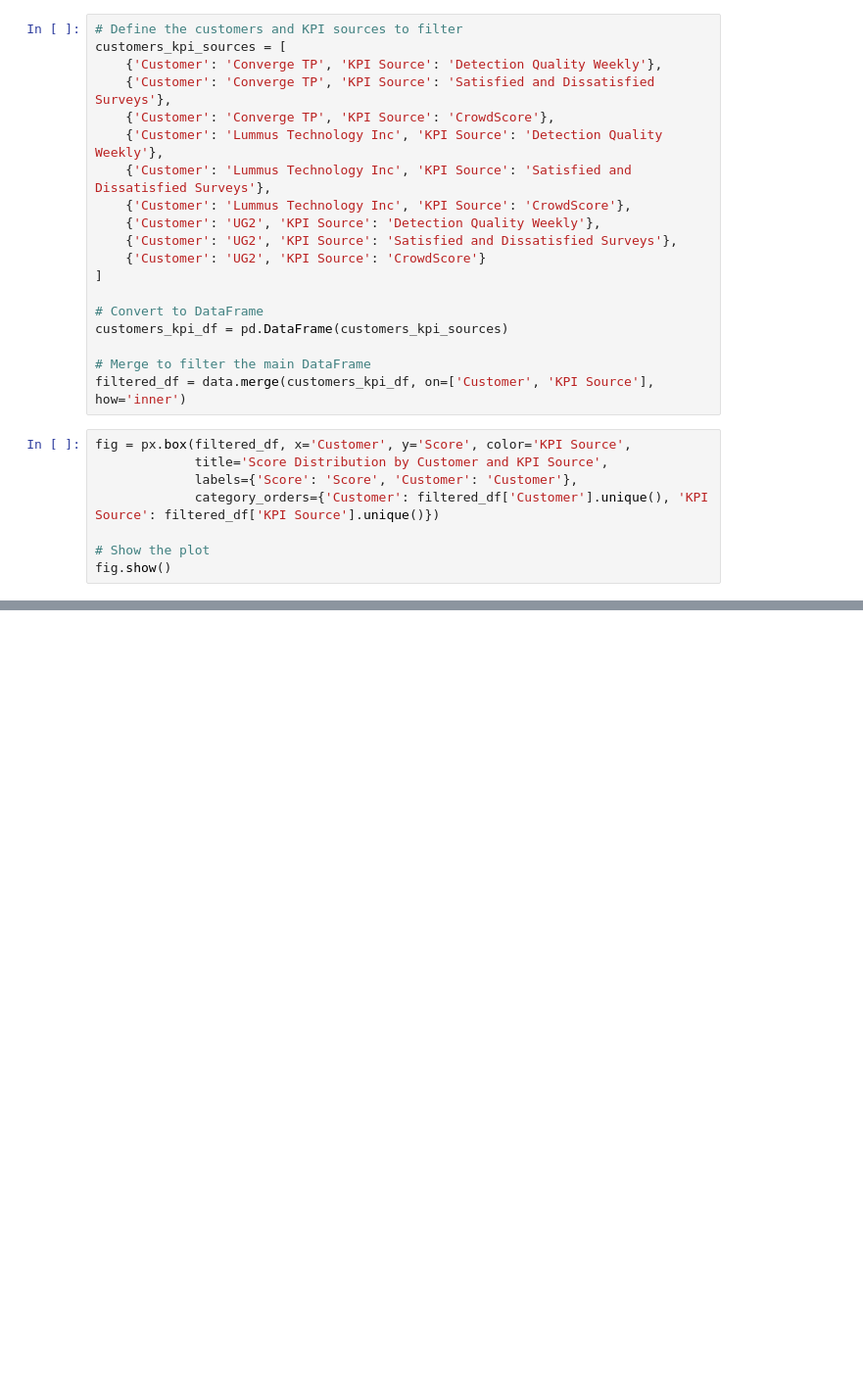
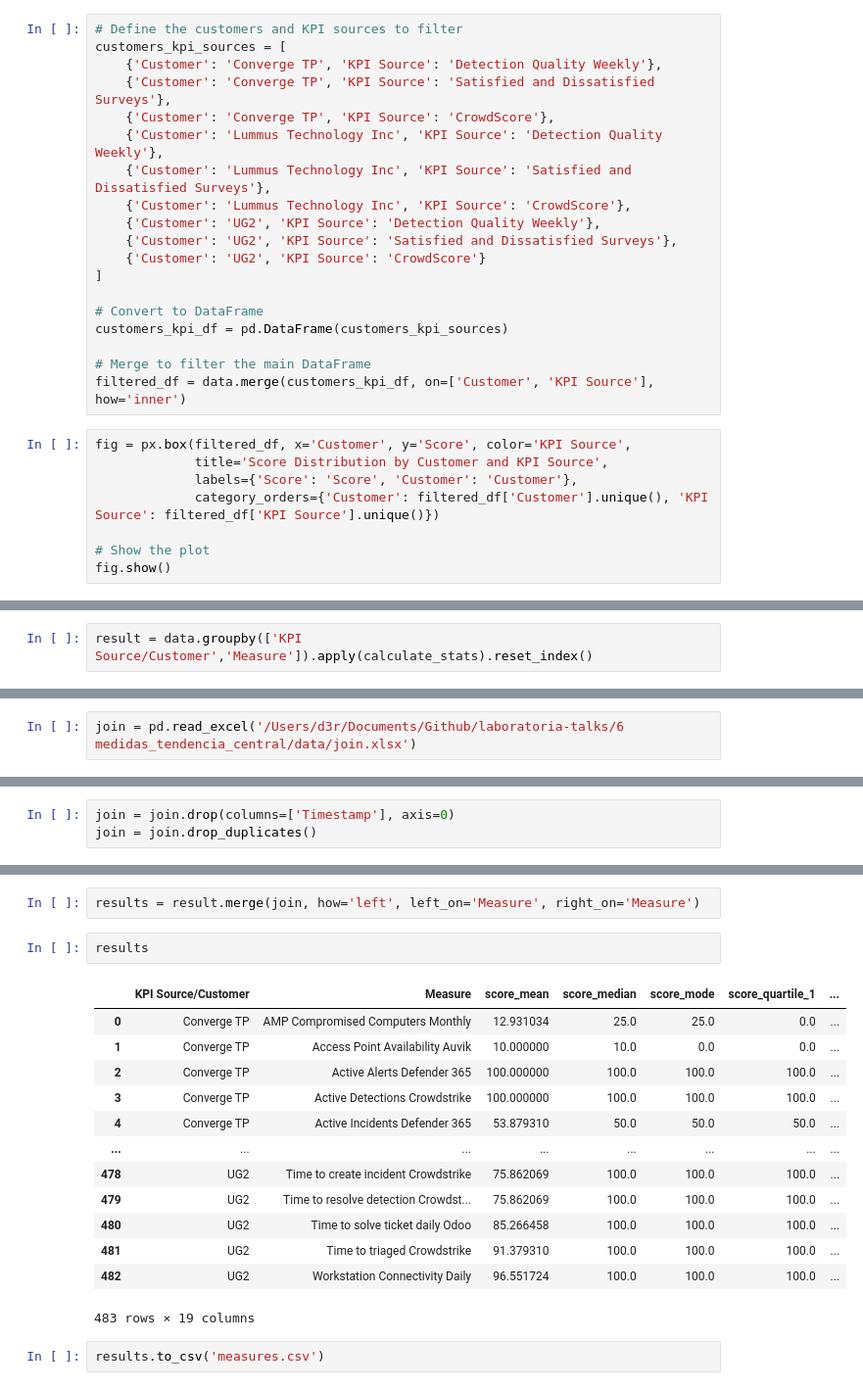
Before and after one commit to HesusG/laboratoria-talks, a Jupyter notebook: 6 medidas_tendencia_central/notebook.ipynb, the cells around one changed output, grey strips where cells are left out. Shown at 98% size. Cells and saved outputs as stored; diff of their text form; blank space fills up the shorter version.

```diff
--- a/6 medidas_tendencia_central/notebook.ipynb
+++ b/6 medidas_tendencia_central/notebook.ipynb
@@ -135,0 +178,2 @@ fig.show()
+# %%
+result = data.groupby(['KPI Source/Customer','Measure']).apply(calculate_stats).reset_index()
@@ -135,0 +196,2 @@ fig.show()
+# %%
+join = pd.read_excel('/Users/d3r/Documents/Github/laboratoria-talks/6 medidas_tendencia_central/data/join.xlsx')
@@ -135,0 +207,3 @@ fig.show()
+# %%
+join = join.drop(columns=['Timestamp'], axis=0)
+join = join.drop_duplicates()
@@ -135,0 +231,20 @@ fig.show()
+# %%
+results = result.merge(join, how='left', left_on='Measure', right_on='Measure')
+# %%
+results
+# %% [output]
+|  | KPI Source/Customer | Measure | score_mean | score_median | score_mode | score_quartile_1 | ... |
+| 0 | Converge TP | AMP Compromised Computers Monthly | 12.931034 | 25.0 | 25.0 | 0.0 | ... |
+| 1 | Converge TP | Access Point Availability Auvik | 10.000000 | 10.0 | 0.0 | 0.0 | ... |
+| 2 | Converge TP | Active Alerts Defender 365 | 100.000000 | 100.0 | 100.0 | 100.0 | ... |
+| 3 | Converge TP | Active Detections Crowdstrike | 100.000000 | 100.0 | 100.0 | 100.0 | ... |
+| 4 | Converge TP | Active Incidents Defender 365 | 53.879310 | 50.0 | 50.0 | 50.0 | ... |
+| ... | ... | ... | ... | ... | ... | ... | ... |
+| 478 | UG2 | Time to create incident Crowdstrike | 75.862069 | 100.0 | 100.0 | 100.0 | ... |
+| 479 | UG2 | Time to resolve detection Crowdst... | 75.862069 | 100.0 | 100.0 | 100.0 | ... |
+| 480 | UG2 | Time to solve ticket daily Odoo | 85.266458 | 100.0 | 100.0 | 100.0 | ... |
+| 481 | UG2 | Time to triaged Crowdstrike | 91.379310 | 100.0 | 100.0 | 100.0 | ... |
+| 482 | UG2 | Workstation Connectivity Daily | 96.551724 | 100.0 | 100.0 | 100.0 | ... |
+483 rows × 19 columns
+# %%
+results.to_csv('measures.csv')
```
Also changed, not shown: parts of 11 cells of this notebook, 2 other files.
